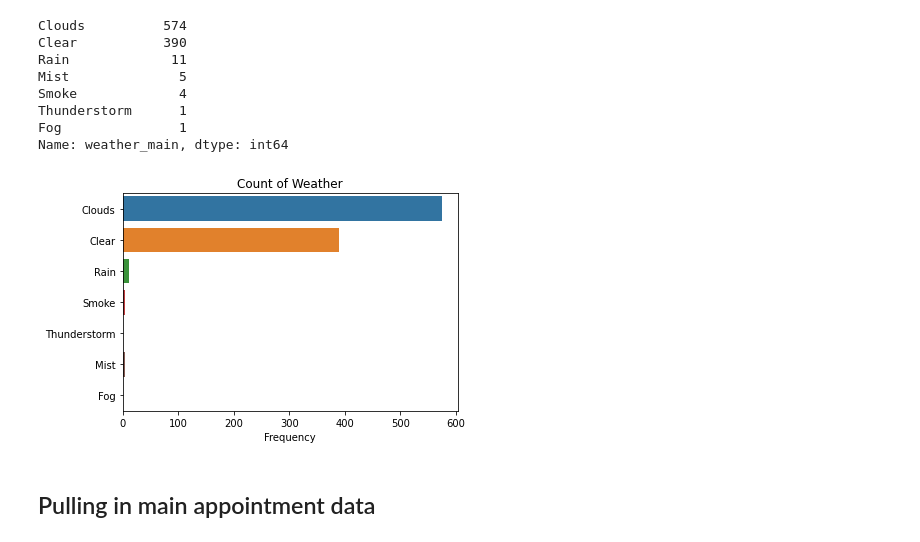
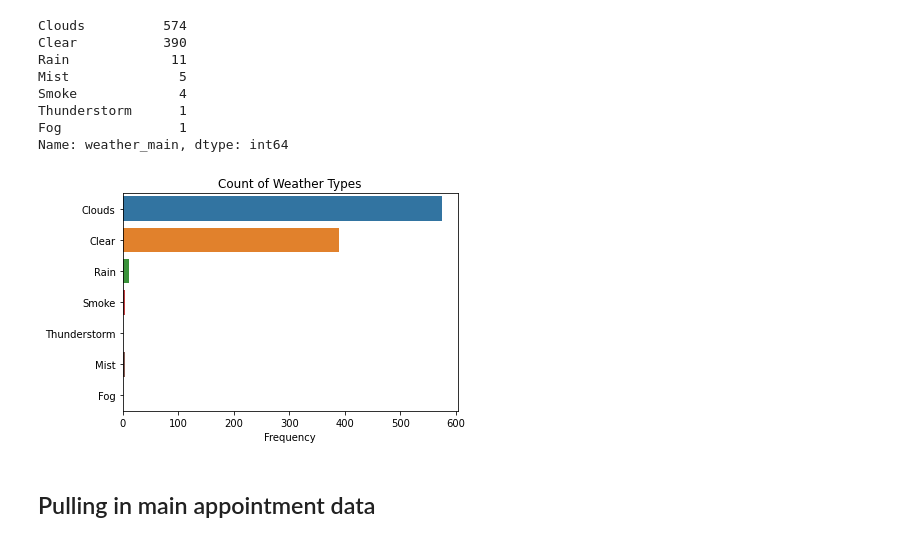
Before and after one commit to mgalaviz1/my_work, a Jupyter notebook: capstone2/predicting_no_shows.ipynb, the cells around one changed output. Saved outputs shown, nothing was run; the diff lists cells and outputs as text; code cells hidden in the pictures.

```diff
--- a/capstone2/predicting_no_shows.ipynb
+++ b/capstone2/predicting_no_shows.ipynb
@@ -232,12 +235,12 @@ Fog               1
 Name: weather_main, dtype: int64
 # %%
 sns.countplot(y='weather_main', data=weather)
-plt.title('Count of Weather')
+plt.title('Count of Weather Types')
 plt.xlabel('Frequency')
 plt.ylabel('')
 plt.show()
 # %% [output]
-[figure, old version]
+[figure, new version]
 # %% [markdown]
 ## Pulling in main appointment data
 # %%
```
Also changed, not shown: parts of 110 cells of this notebook.
